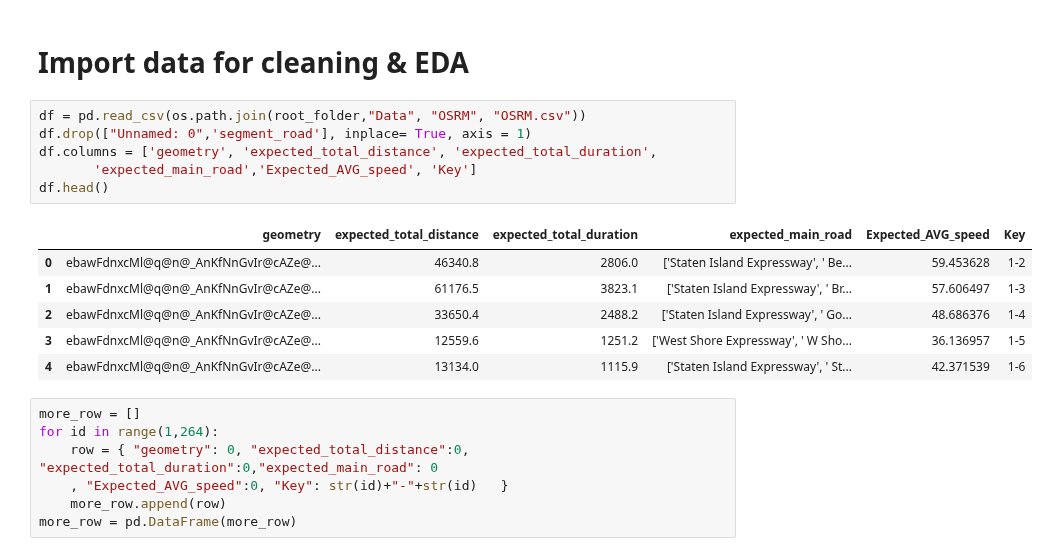
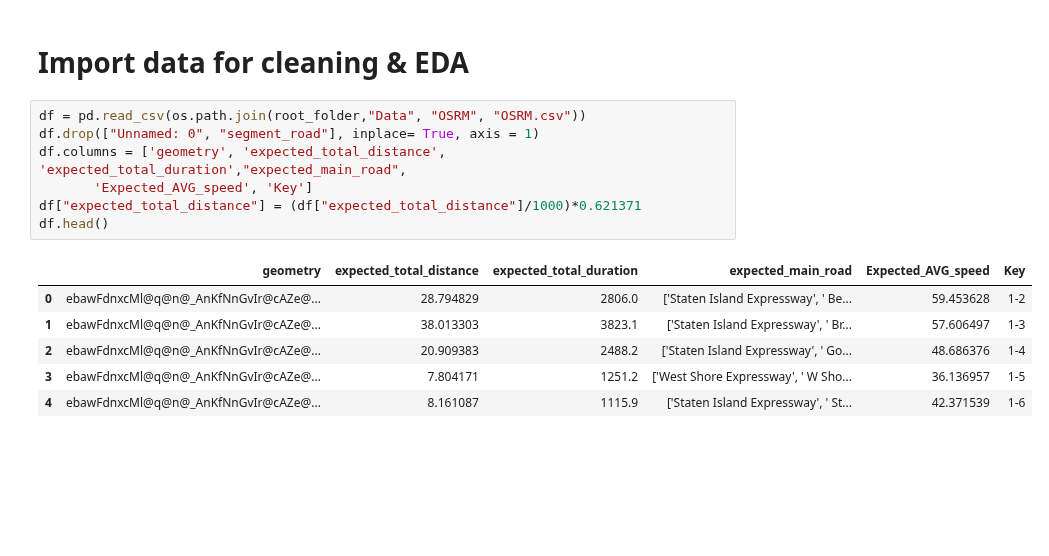
Before and after one commit to alexdang02/NYC-Trip-Duration-Prediction-2019, a Jupyter notebook: code/Fetch & Preprocess/Taxi Zones & OSRM.ipynb, the cells around one changed output. Drawn from its saved outputs; the diff is of its cells as text; blank space fills up the shorter version.

```diff
--- a/code/Fetch & Preprocess/Taxi Zones & OSRM.ipynb
+++ b/code/Fetch & Preprocess/Taxi Zones & OSRM.ipynb
@@ -176,21 +176,15 @@ get_map(test_route)
 # Import data for cleaning & EDA
 # %%
 df = pd.read_csv(os.path.join(root_folder,"Data", "OSRM", "OSRM.csv"))
-df.drop(["Unnamed: 0",'segment_road'], inplace= True, axis = 1)
-df.columns = ['geometry', 'expected_total_distance', 'expected_total_duration',
-       'expected_main_road','Expected_AVG_speed', 'Key']
+df.drop(["Unnamed: 0", "segment_road"], inplace= True, axis = 1)
+df.columns = ['geometry', 'expected_total_distance', 'expected_total_duration',"expected_main_road",
+       'Expected_AVG_speed', 'Key']
+df["expected_total_distance"] = (df["expected_total_distance"]/1000)*0.621371
 df.head()
 # %% [output]
 |  | geometry | expected_total_distance | expected_total_duration | expected_main_road | Expected_AVG_speed | Key |
-| 0 | ebawFdnxcMl@q@n@_AnKfNnGvIr@cAZe@... | 46340.8 | 2806.0 | ['Staten Island Expressway', ' Be... | 59.453628 | 1-2 |
-| 1 | ebawFdnxcMl@q@n@_AnKfNnGvIr@cAZe@... | 61176.5 | 3823.1 | ['Staten Island Expressway', ' Br... | 57.606497 | 1-3 |
-| 2 | ebawFdnxcMl@q@n@_AnKfNnGvIr@cAZe@... | 33650.4 | 2488.2 | ['Staten Island Expressway', ' Go... | 48.686376 | 1-4 |
-| 3 | ebawFdnxcMl@q@n@_AnKfNnGvIr@cAZe@... | 12559.6 | 1251.2 | ['West Shore Expressway', ' W Sho... | 36.136957 | 1-5 |
-| 4 | ebawFdnxcMl@q@n@_AnKfNnGvIr@cAZe@... | 13134.0 | 1115.9 | ['Staten Island Expressway', ' St... | 42.371539 | 1-6 |
+| 0 | ebawFdnxcMl@q@n@_AnKfNnGvIr@cAZe@... | 28.794829 | 2806.0 | ['Staten Island Expressway', ' Be... | 59.453628 | 1-2 |
+| 1 | ebawFdnxcMl@q@n@_AnKfNnGvIr@cAZe@... | 38.013303 | 3823.1 | ['Staten Island Expressway', ' Br... | 57.606497 | 1-3 |
+| 2 | ebawFdnxcMl@q@n@_AnKfNnGvIr@cAZe@... | 20.909383 | 2488.2 | ['Staten Island Expressway', ' Go... | 48.686376 | 1-4 |
+| 3 | ebawFdnxcMl@q@n@_AnKfNnGvIr@cAZe@... | 7.804171 | 1251.2 | ['West Shore Expressway', ' W Sho... | 36.136957 | 1-5 |
+| 4 | ebawFdnxcMl@q@n@_AnKfNnGvIr@cAZe@... | 8.161087 | 1115.9 | ['Staten Island Expressway', ' St... | 42.371539 | 1-6 |
-# %%
-more_row = []
-for id in range(1,264):
-    row = { "geometry": 0, "expected_total_distance":0, "expected_total_duration":0,"expected_main_road": 0
-    , "Expected_AVG_speed":0, "Key": str(id)+"-"+str(id)   }
-    more_row.append(row)
-more_row = pd.DataFrame(more_row)
```
Also changed, not shown: parts of 6 cells of this notebook.
